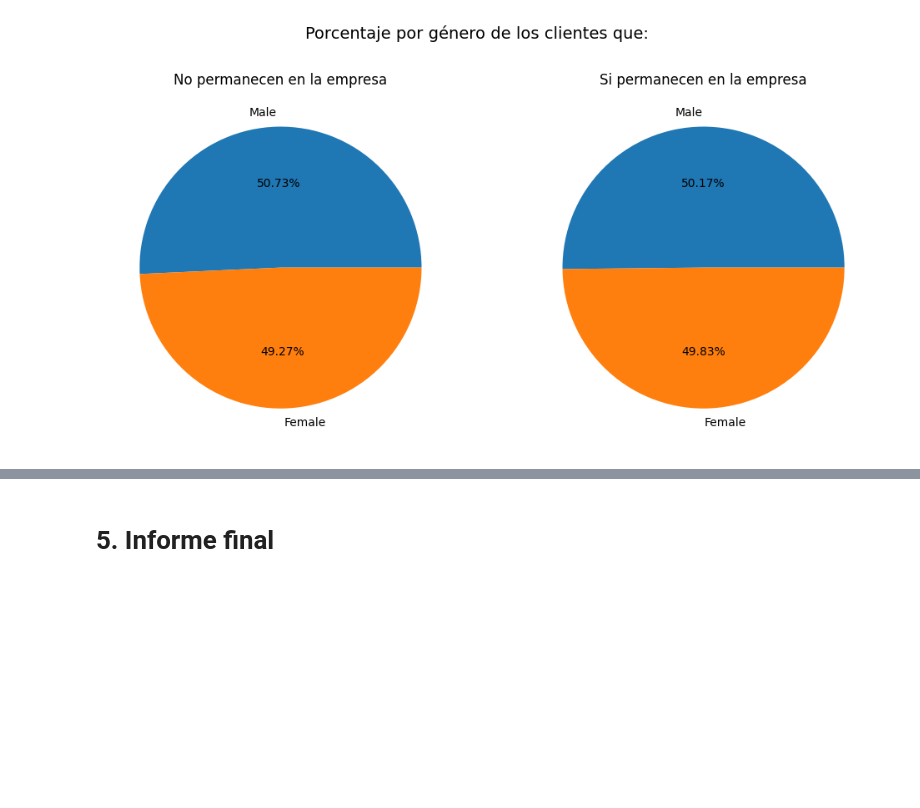
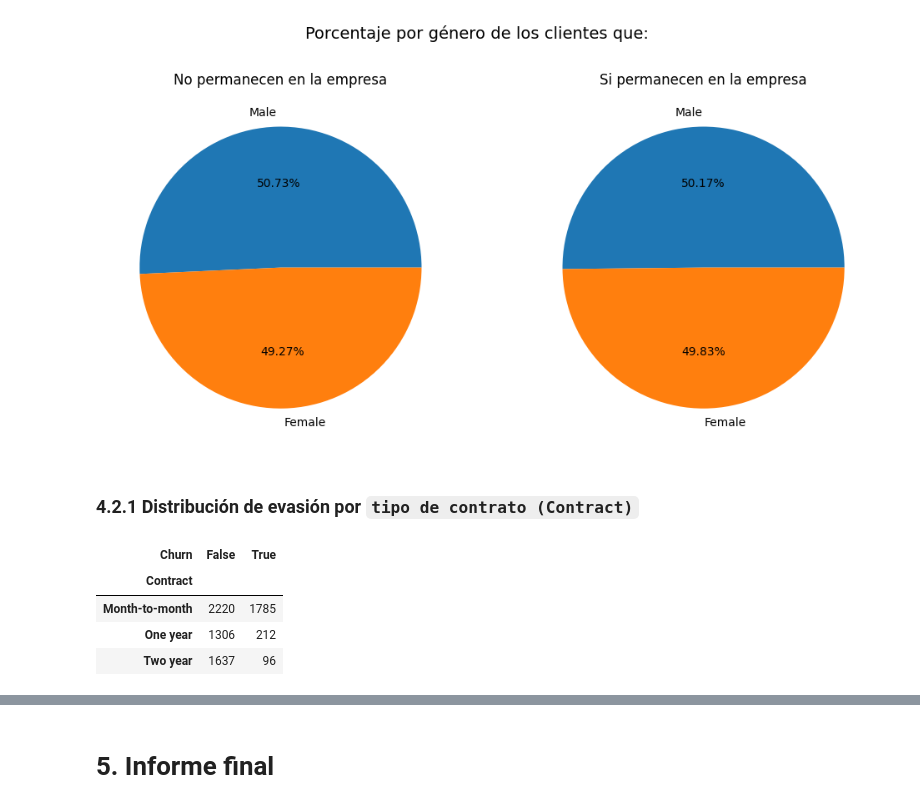
Before and after one commit to Karen-13C/Challenge_Proceso_ETL, a Jupyter notebook: Challenge_telecom.ipynb, the cells around one changed output, grey strips where cells are left out. Cells and saved outputs as stored; diff of their text form; code cells hidden in the pictures; blank space fills up the shorter version.

````diff
--- a/Challenge_telecom.ipynb
+++ b/Challenge_telecom.ipynb
@@ -285,3 +285,14 @@ plt.show
 # %% [output]
 <function matplotlib.pyplot.show(close=None, block=None)>
 [figure]
+# %% [markdown]
+### 4.2.1 Distribución de evasión por ```tipo de contrato (Contract)```
+# %%
+col_churn_contrato = df_telecom.groupby('Contract')['Churn'].value_counts().unstack()
+col_churn_contrato
+# %% [output]
+| Churn | False | True |
+| Contract |  |  |
+| Month-to-month | 2220 | 1785 |
+| One year | 1306 | 212 |
+| Two year | 1637 | 96 |
````
Also changed, not shown: parts of 1 cell of this notebook.
